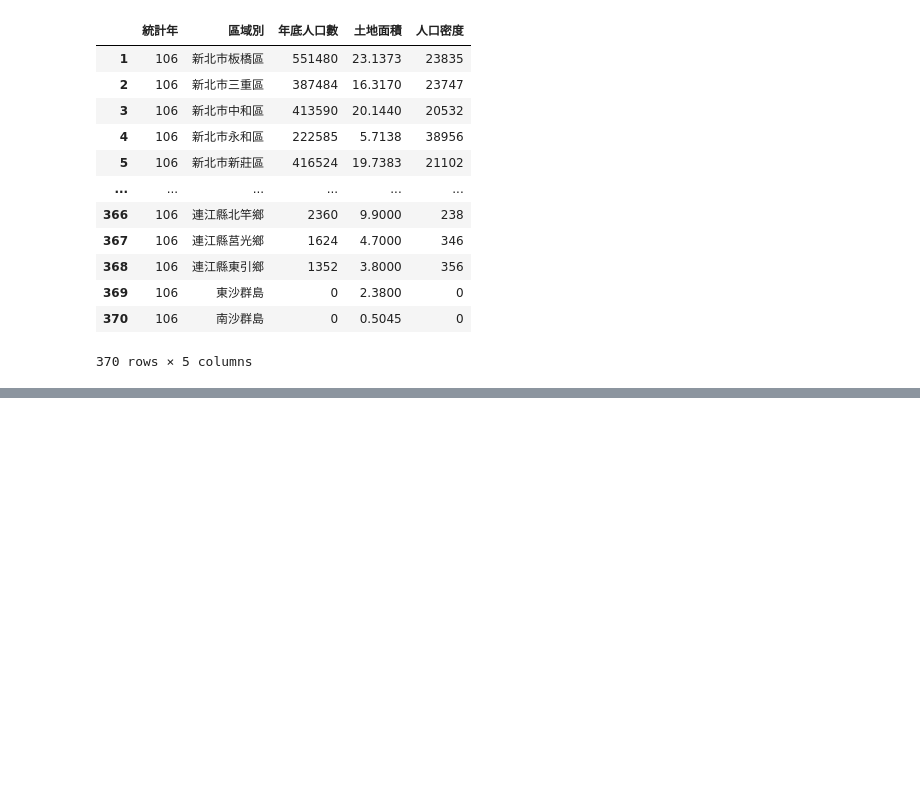
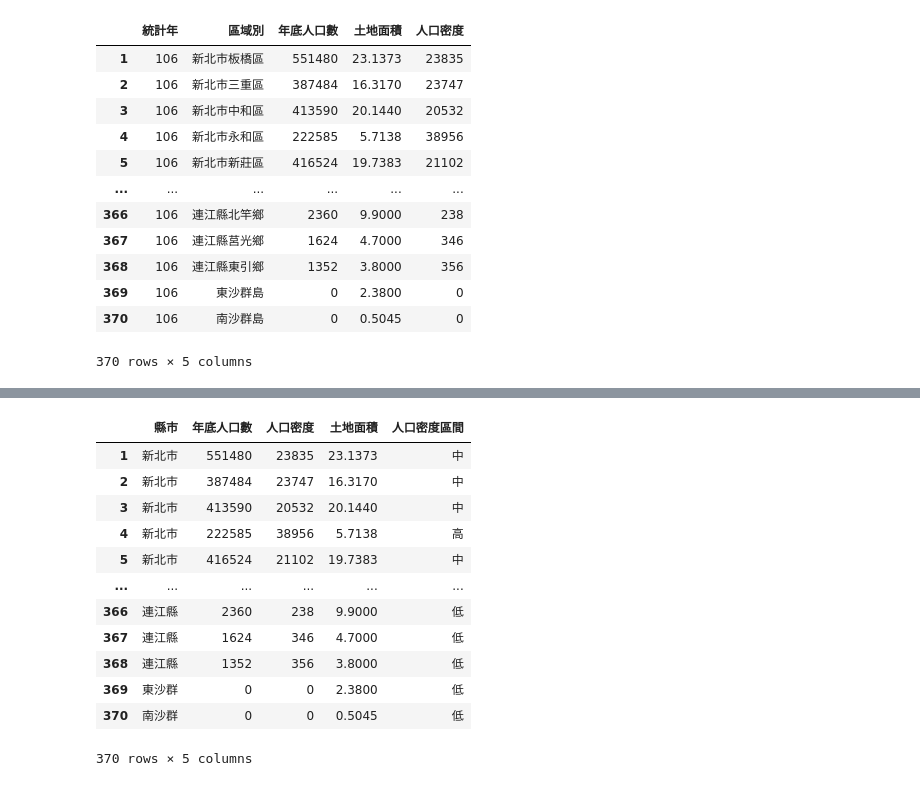
Before and after one commit to Nigmaa/python_analysis, a Jupyter notebook: lesson8.ipynb, the cells around one changed output, grey strips where cells are left out. Drawn from its saved outputs; the diff is of its cells as text; code cells hidden in the pictures; blank space fills up the shorter version.

```diff
--- a/lesson8.ipynb
+++ b/lesson8.ipynb
@@ -326,14 +326,14 @@ memory usage: 17.3+ KB
 # %%
 import numpy as np
 #將數值資料轉換為數值，這邊有些資料有其他符號，例如:...之類的，如果直接轉換會出現錯誤，所以先定義一個函數，使用try_except函數檢查帶入的值是否可以轉換為數值，當不行跳出錯誤時，就不管帶入的值是什麼，都轉換為0
-def str_to_int(value:str) -> int:
+def str_to_int(value):
     try:
         value_int = int(value)
     except:
         value_int = 0
     return value_int
 #土地面積是浮點數，所以要另外定義一個函數，與上面函數道理相同
-def str_to_float(value:str) -> float:
+def str_to_float(value):
    try:
         value_float = float(value)
    except:
@@ -374,3 +374,17 @@ df3
 | 369 | 106 | 東沙群島 | 0 | 2.3800 | 0 |
 | 370 | 106 | 南沙群島 | 0 | 0.5045 | 0 |
 370 rows × 5 columns
+# %%
+#將區域別資料剖析出縣市資料，因為南沙群島的區域別是4個字，所以我們可以用這個特性來剖析出縣市資料，如果區域別大於4個字(非南沙群島)，就取前3個字，如果小於等於4個字(南沙群島)，就取全部
+def split_city(value):
+    if value > '4':
+        return value[:3]
+    elif value <= '4':
+        return value
+
+#新增一個縣市欄位，並把剖析出來的縣市資料填入
+df3['縣市'] = df3['區域別'].map(split_city)
+df3
+#重新選取我要的欄位資料
+df4 = df3.reindex(columns=['縣市','年底人口數','人口密度','土地面積'])
+df4
@@ -376,0 +405,18 @@ df3
+# %%
+#將數值資料進行區間化，這邊我們將人口密度分為高、中、低三個區間，使用cut函數，將人口密度分為高、中、低三個區間(裡面的bins參數能切3個區間)
+df4['人口密度區間'] = pd.cut(df4['人口密度'], bins=3, labels=['低', '中', '高'])
+df4
+# %% [output]
+|  | 縣市 | 年底人口數 | 人口密度 | 土地面積 | 人口密度區間 |
+| 1 | 新北市 | 551480 | 23835 | 23.1373 | 中 |
+| 2 | 新北市 | 387484 | 23747 | 16.3170 | 中 |
+| 3 | 新北市 | 413590 | 20532 | 20.1440 | 中 |
+| 4 | 新北市 | 222585 | 38956 | 5.7138 | 高 |
+| 5 | 新北市 | 416524 | 21102 | 19.7383 | 中 |
+| ... | ... | ... | ... | ... | ... |
+| 366 | 連江縣 | 2360 | 238 | 9.9000 | 低 |
+| 367 | 連江縣 | 1624 | 346 | 4.7000 | 低 |
+| 368 | 連江縣 | 1352 | 356 | 3.8000 | 低 |
+| 369 | 東沙群 | 0 | 0 | 2.3800 | 低 |
+| 370 | 南沙群 | 0 | 0 | 0.5045 | 低 |
+370 rows × 5 columns
```
Also changed, not shown: parts of 1 cell of this notebook.
